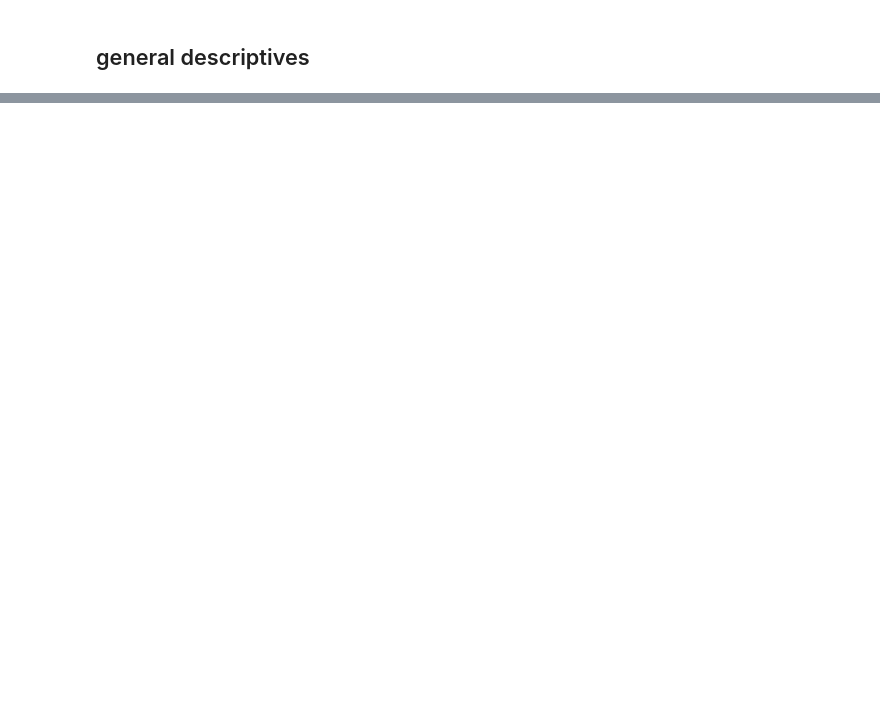
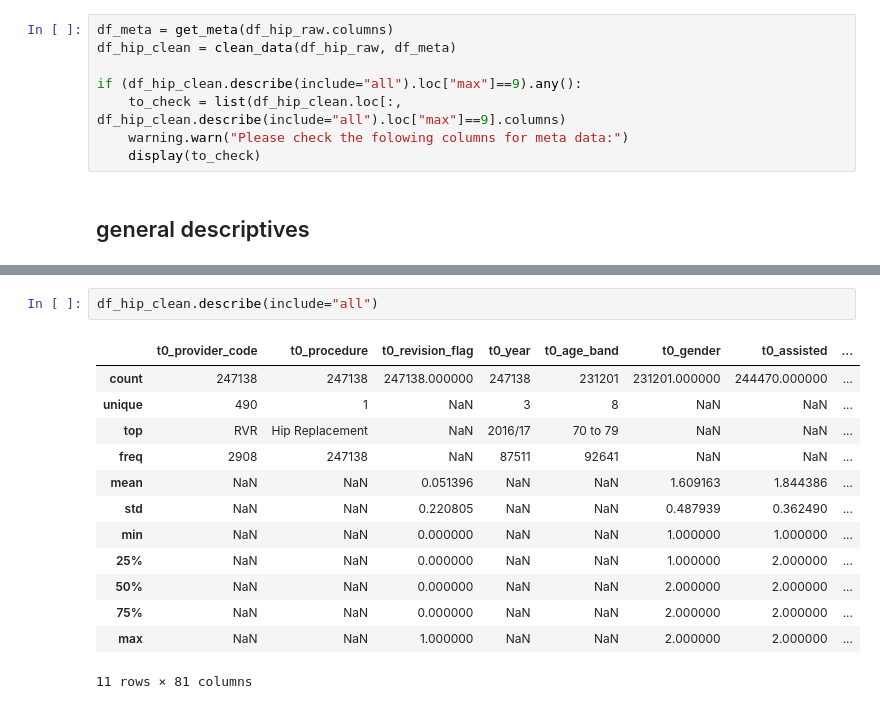
Before and after one commit to laurencefrank/NHS-PROMs, a Jupyter notebook: notebooks/EDA_BV.ipynb, the cells around one changed output, grey strips where cells are left out. Drawn from its saved outputs; the diff is of its cells as text; blank space fills up the shorter version.

```diff
--- a/notebooks/EDA_BV.ipynb
+++ b/notebooks/EDA_BV.ipynb
@@ -43,2 +47,10 @@ df_meta = get_meta(df_hip_raw.columns)
+# %%
+df_meta = get_meta(df_hip_raw.columns)
+df_hip_clean = clean_data(df_hip_raw, df_meta)
+
+if (df_hip_clean.describe(include="all").loc["max"]==9).any():
+    to_check = list(df_hip_clean.loc[:, df_hip_clean.describe(include="all").loc["max"]==9].columns)
+    warning.warn("Please check the folowing columns for meta data:")
+    display(to_check)
 # %% [markdown]
 ## general descriptives
@@ -45 +87,17 @@ df_meta = get_meta(df_hip_raw.columns)
+# %%
+df_hip_clean.describe(include="all")
+# %% [output]
+|  | t0_provider_code | t0_procedure | t0_revision_flag | t0_year | t0_age_band | t0_gender | t0_assisted | ... |
+| count | 247138 | 247138 | 247138.000000 | 247138 | 231201 | 231201.000000 | 244470.000000 | ... |
+| unique | 490 | 1 | NaN | 3 | 8 | NaN | NaN | ... |
+| top | RVR | Hip Replacement | NaN | 2016/17 | 70 to 79 | NaN | NaN | ... |
+| freq | 2908 | 247138 | NaN | 87511 | 92641 | NaN | NaN | ... |
+| mean | NaN | NaN | 0.051396 | NaN | NaN | 1.609163 | 1.844386 | ... |
+| std | NaN | NaN | 0.220805 | NaN | NaN | 0.487939 | 0.362490 | ... |
+| min | NaN | NaN | 0.000000 | NaN | NaN | 1.000000 | 1.000000 | ... |
+| 25% | NaN | NaN | 0.000000 | NaN | NaN | 1.000000 | 2.000000 | ... |
+| 50% | NaN | NaN | 0.000000 | NaN | NaN | 2.000000 | 2.000000 | ... |
+| 75% | NaN | NaN | 0.000000 | NaN | NaN | 2.000000 | 2.000000 | ... |
+| max | NaN | NaN | 1.000000 | NaN | NaN | 2.000000 | 2.000000 | ... |
+11 rows × 81 columns
 # %%
```
Also changed, not shown: parts of 17 cells of this notebook, 2 other files.
